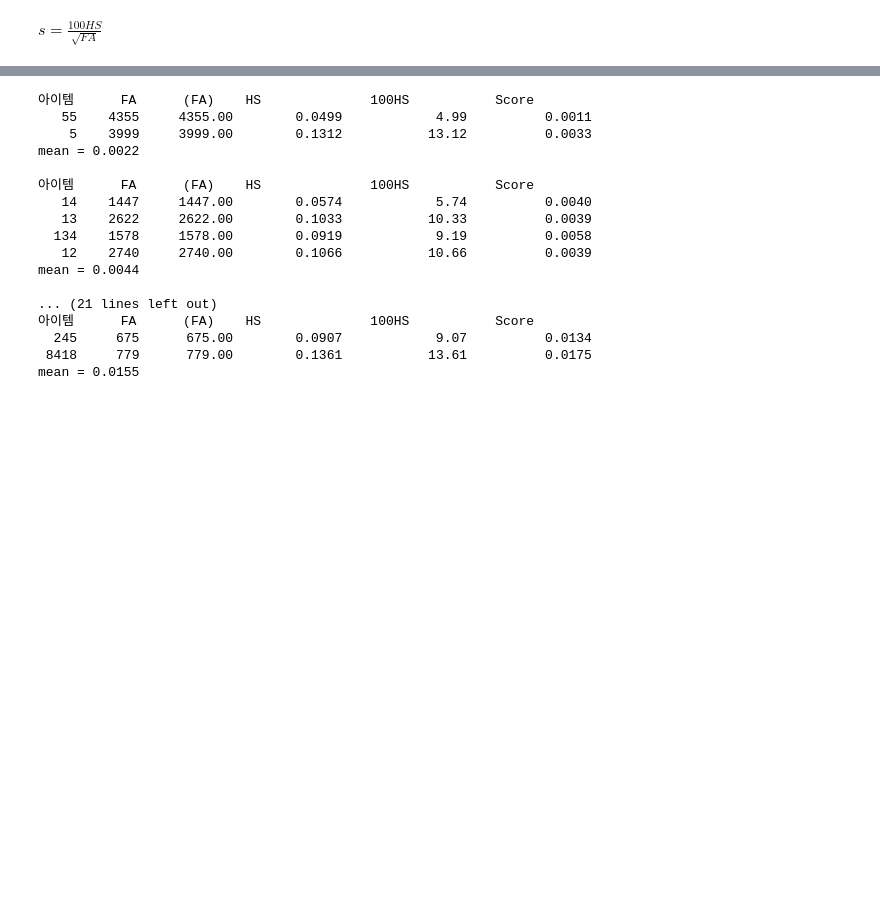
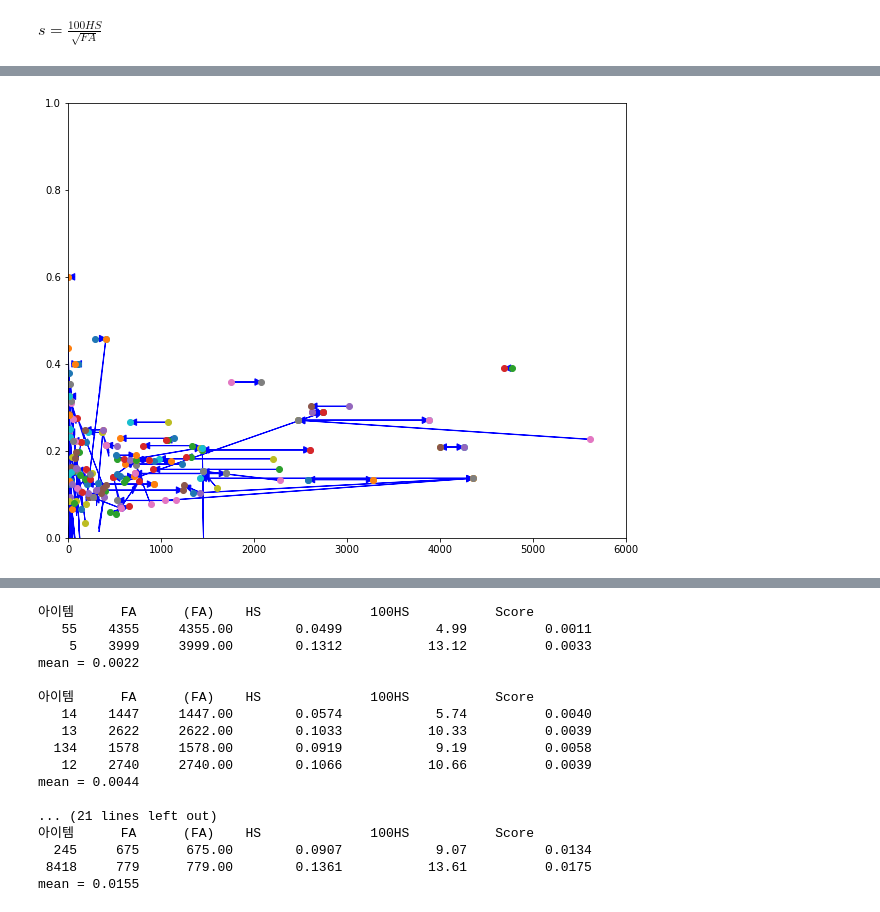
Before and after one commit to kyeongchan92/DA-for-SBR, a Jupyter notebook: main.ipynb, the cells around one changed output, grey strips where cells are left out. Saved outputs shown, nothing was run; the diff lists cells and outputs as text; code cells hidden in the pictures; blank space fills up the shorter version.

```diff
--- a/main.ipynb
+++ b/main.ipynb
@@ -174,8 +177,8 @@ score = {i : cal_score(falog2[i], msd[i][1], theta) for i in range(1, nof_items+
 $s = \frac{100HS}{\sqrt{FA}}$
 # %%
 # msd 로드
-msd = load_msd('coo', experiment, y_or_d, frac)
+msd = load_msd('jac', experiment, y_or_d, frac)
 
 # 출현빈도 역수
-fa_sqrt = {k:v for k, v in allitemcntr.items()}
+fa_sqrt = {k:math.sqrt(v) for k, v in allitemcntr.items()}
 score = {i: 100 * msd[i][1]/fa_sqrt[i] for i in range(1, nof_items+1)}  # 아이템별 score 딕셔너리 계산
@@ -181,0 +222,13 @@ score = {i: 100 * msd[i][1]/fa_sqrt[i] for i in range(1, nof_items+1)}  # 아이
+# %%
+plt.figure(figsize=(10, 8))
+for i in range(1, 100):
+  ms_i = msd[i][0]
+
+  plt.scatter(allitemcntr[i], msd[i][1])
+  plt.scatter(allitemcntr[ms_i], msd[ms_i][1])
+  plt.arrow(allitemcntr[i], msd[i][1], allitemcntr[ms_i] - allitemcntr[i], msd[ms_i][1] - msd[i][1], color='b', width=0.0005,  length_includes_head=True, zorder=0, head_width=0.015, head_length=70)
+
+  plt.xlim((0, 6000))
+  plt.ylim((0, 1))
+# %% [output]
+[figure, added]
```
Also changed, not shown: parts of 63 cells of this notebook.
